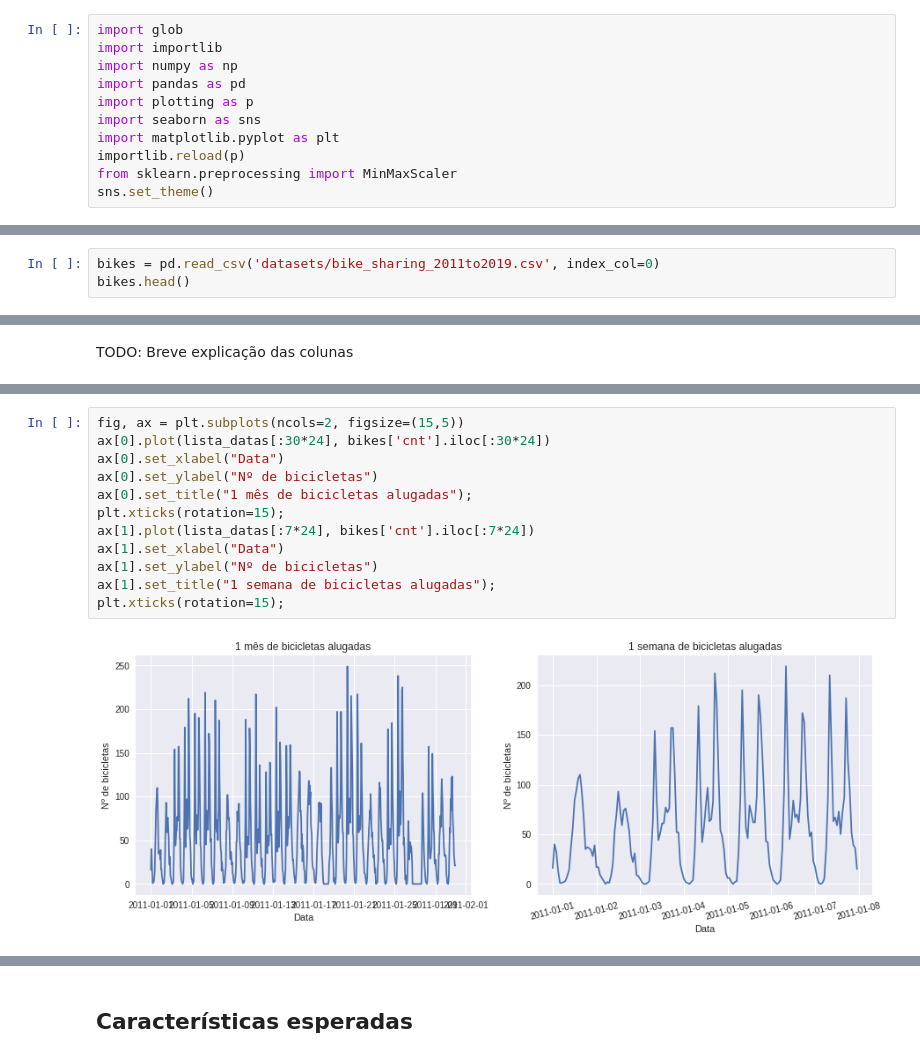
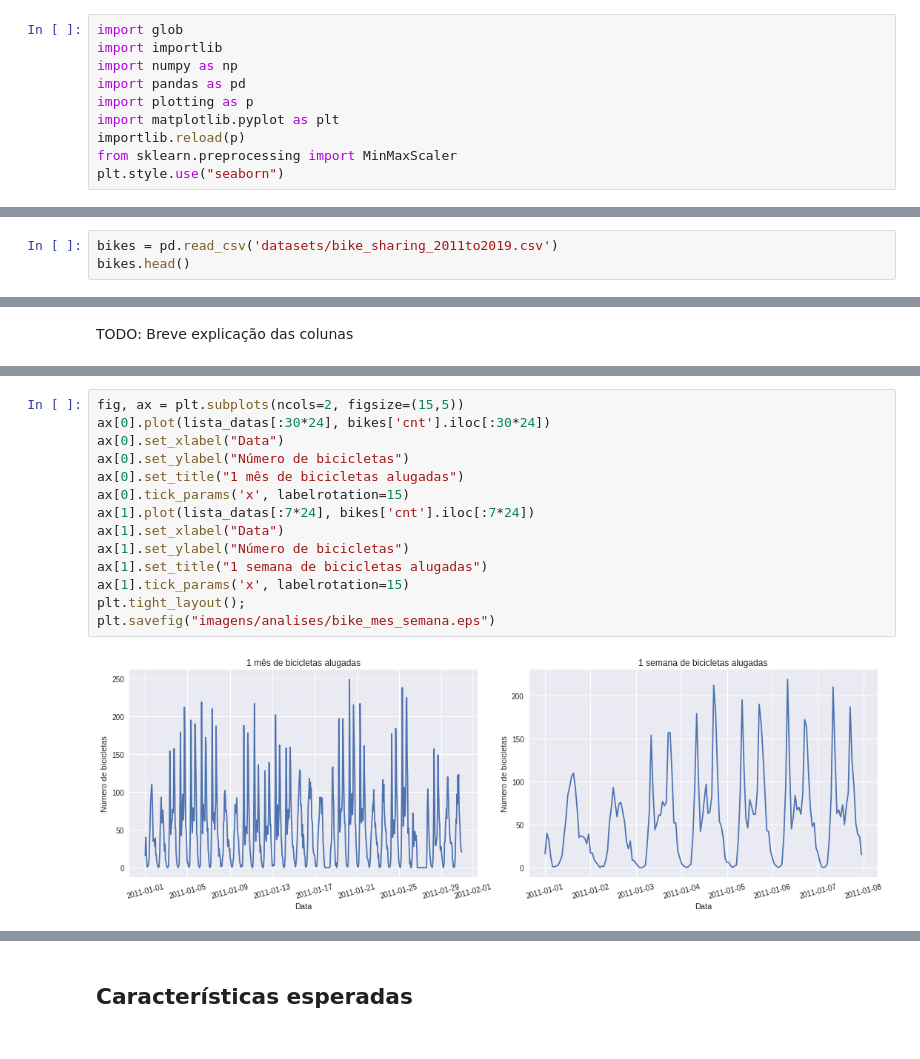
Before and after one commit to ifribeiro/minicurso_webmedia22, a Jupyter notebook: gans_bikes.ipynb, the cells around one changed output, grey strips where cells are left out. Drawn from its saved outputs; the diff is of its cells as text.

```diff
--- a/gans_bikes.ipynb
+++ b/gans_bikes.ipynb
@@ -18,15 +18,14 @@ import importlib
 import numpy as np
 import pandas as pd
 import plotting as p
-import seaborn as sns
 import matplotlib.pyplot as plt
 importlib.reload(p)
 from sklearn.preprocessing import MinMaxScaler
-sns.set_theme()
+plt.style.use("seaborn")
 # %% [markdown]
 ## Leitura e descrição dos dados
 # %%
-bikes = pd.read_csv('datasets/bike_sharing_2011to2019.csv', index_col=0)
+bikes = pd.read_csv('datasets/bike_sharing_2011to2019.csv')
 bikes.head()
 # %% [output]
 |  | date | hour | cnt |
@@ -63,14 +61,16 @@ plt.savefig("imagens/analises/bikes_total.eps")
 # %%
 fig, ax = plt.subplots(ncols=2, figsize=(15,5))
 ax[0].plot(lista_datas[:30*24], bikes['cnt'].iloc[:30*24])
 ax[0].set_xlabel("Data")
-ax[0].set_ylabel("Nº de bicicletas")
-ax[0].set_title("1 mês de bicicletas alugadas");
-plt.xticks(rotation=15);
+ax[0].set_ylabel("Número de bicicletas")
+ax[0].set_title("1 mês de bicicletas alugadas")
+ax[0].tick_params('x', labelrotation=15)
 ax[1].plot(lista_datas[:7*24], bikes['cnt'].iloc[:7*24])
 ax[1].set_xlabel("Data")
-ax[1].set_ylabel("Nº de bicicletas")
-ax[1].set_title("1 semana de bicicletas alugadas");
-plt.xticks(rotation=15);
+ax[1].set_ylabel("Número de bicicletas")
+ax[1].set_title("1 semana de bicicletas alugadas")
+ax[1].tick_params('x', labelrotation=15)
+plt.tight_layout();
+plt.savefig("imagens/analises/bike_mes_semana.eps")
 # %% [output]
-[figure, old version]
+[figure, new version]
```
Also changed, not shown: parts of 7 cells of this notebook, 3 other files.
